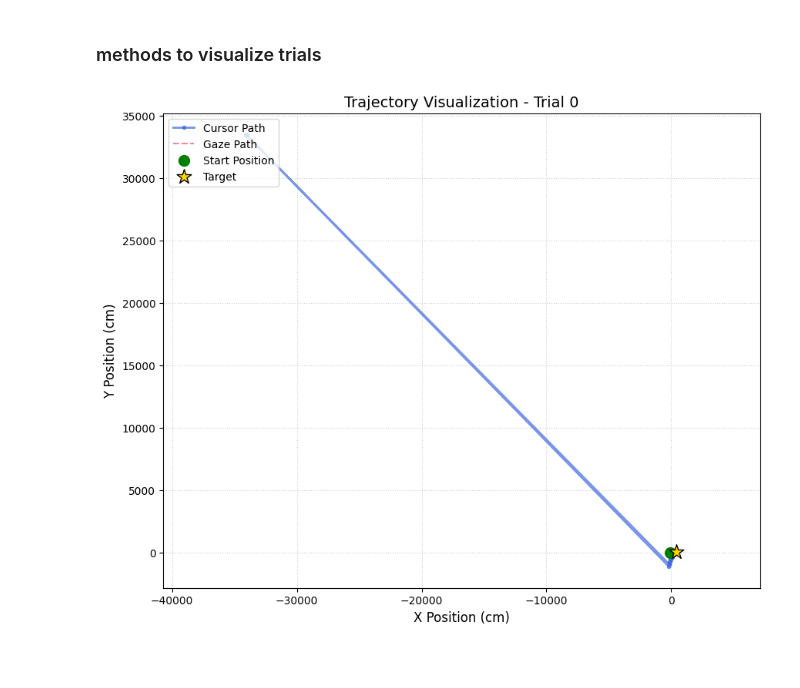
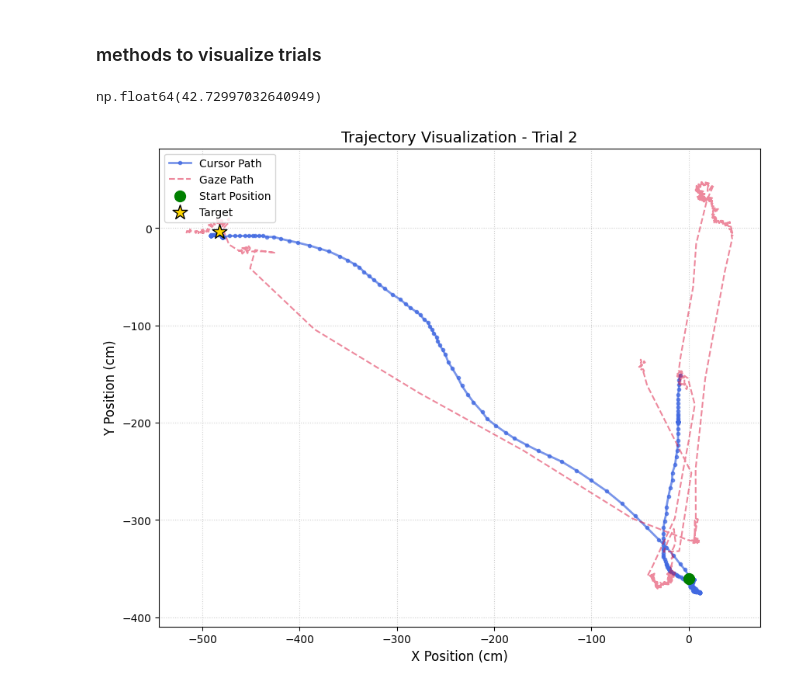
Before and after one commit to Fmin7sharp11/ExPra2026_analysis, a Jupyter notebook: visualise_trials.ipynb, the cells around one changed output. Cells and saved outputs as stored; diff of their text form; code cells hidden in the pictures; blank space fills up the shorter version.

Commit message:
added transformation factors for the corrupted test data (gaze and cursor switched + wrong pixel to cm scale) This needs to be removed  againonce the data output is clean

```diff
--- a/visualise_trials.ipynb
+++ b/visualise_trials.ipynb
@@ -40,6 +42,7 @@ def load_all_trials(participant_dir):
 def visualize_trial(trial_file):
     # 1. Load the trial data
     df = load_one_trial(trial_file)
+
 
     # 2. Extract unique trial number and target positions for the plot title/markers
     # (Assuming target coordinates and trial ID remain constant within a single trial file)
@@ -50,10 +53,14 @@ def visualize_trial(trial_file):
     # 3. Create the plot
     plt.figure(figsize=(10, 8))
 
+    # wrong screen width and pixel amount was used in params leading to conversion factor
+    # and cursor_cm is stored in gaze (was switched in the update function by mistake)
+    cursor_x_cm = df["gaze_x"]*42.72997032640949 *(59.7/33)
+    cursor_y_cm = df["gaze_y"]*42.72997032640949
     # Plot Cursor Trajectory in cm
     plt.plot(
-        df["cursor_x_cm"],
-        df["cursor_y_cm"],
+        cursor_x_cm, # df["cursor_x_cm"] <- after fixing the data
+        cursor_y_cm, # df["cursor_y_cm"] <- after fixing the data
         label="Cursor Path",
         color="royalblue",
         linewidth=2,
@@ -62,12 +69,14 @@ def visualize_trial(trial_file):
         alpha=0.7,
     )
 
+
+    # gaze is actually stored in the cursor variable (was switched in the update function by mistake)
+    gaze_x = df["cursor_x_cm"]
+    gaze_y = df["cursor_y_cm"]
     # Plot Gaze Trajectory
-    # Note: If gaze is recorded in pixels, ensure it matches your cursor units.
-    # This example assumes gaze coordinates match the spatial scale of your layout.
     plt.plot(
-        df["gaze_x"],
-        df["gaze_y"],
+        gaze_x,
+        gaze_y,                 #
         label="Gaze Path",
         color="crimson",
         linewidth=1.5,
@@ -77,8 +86,8 @@ def visualize_trial(trial_file):
 
     # Highlight Start Point of the cursor
     plt.scatter(
-        df["cursor_x_cm"].iloc[0],
-        df["cursor_y_cm"].iloc[0],
+        0,
+        -360,
         color="green",
         s=100,
         zorder=5,
@@ -117,15 +126,22 @@ def visualize_trial(trial_file):
 
     # 5. Display the plot
     plt.show()
+# %%
+# find out conversion factor
+df = load_one_trial(trial_file)
+factor = df["cursor_y_pix"][0]/df["gaze_y"][0]
+factor #
+# %% [output]
+np.float64(42.72997032640949)
 # %%
 # define trial file
 participant_id = "ge03"
 participant_dir = "data/" + participant_id
 block_n = 0
-trial_n = 0
+trial_n = 2
 trial_file = participant_dir + "/participant_" + participant_id + "_block_" + str(block_n) +"_trial_" + str(trial_n) + "_trajectory.csv"
 
 #visualise trial
 visualize_trial(trial_file)
 # %% [output]
-[figure, old version]
+[figure, new version]
```
Also changed, not shown: parts of 1 cell of this notebook.
